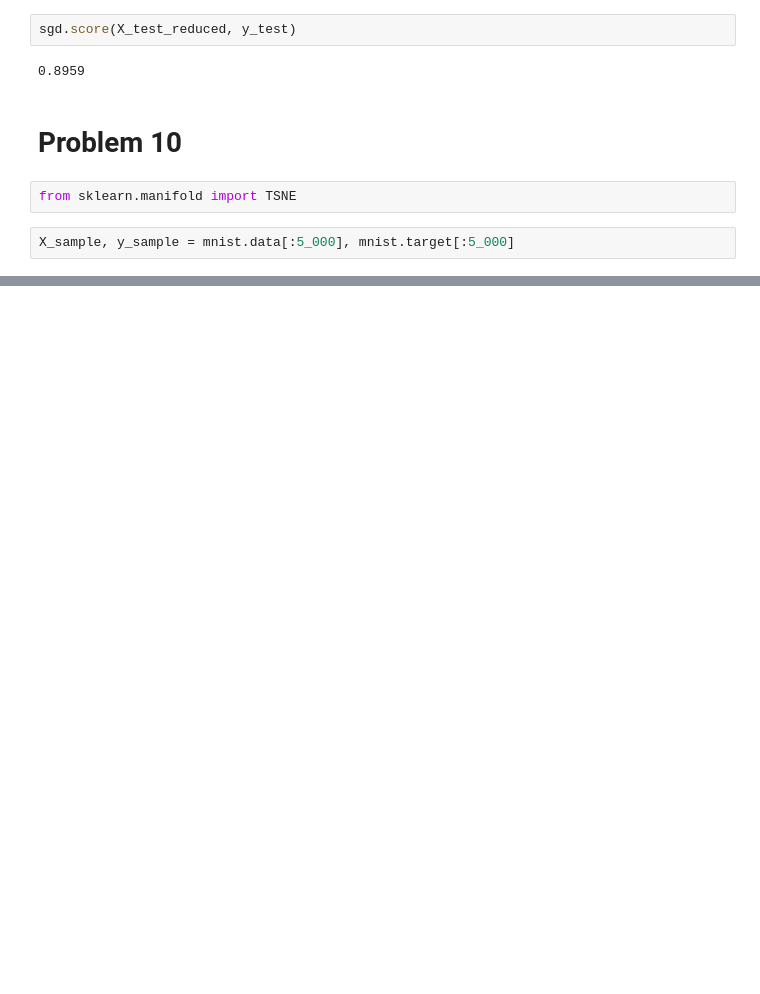
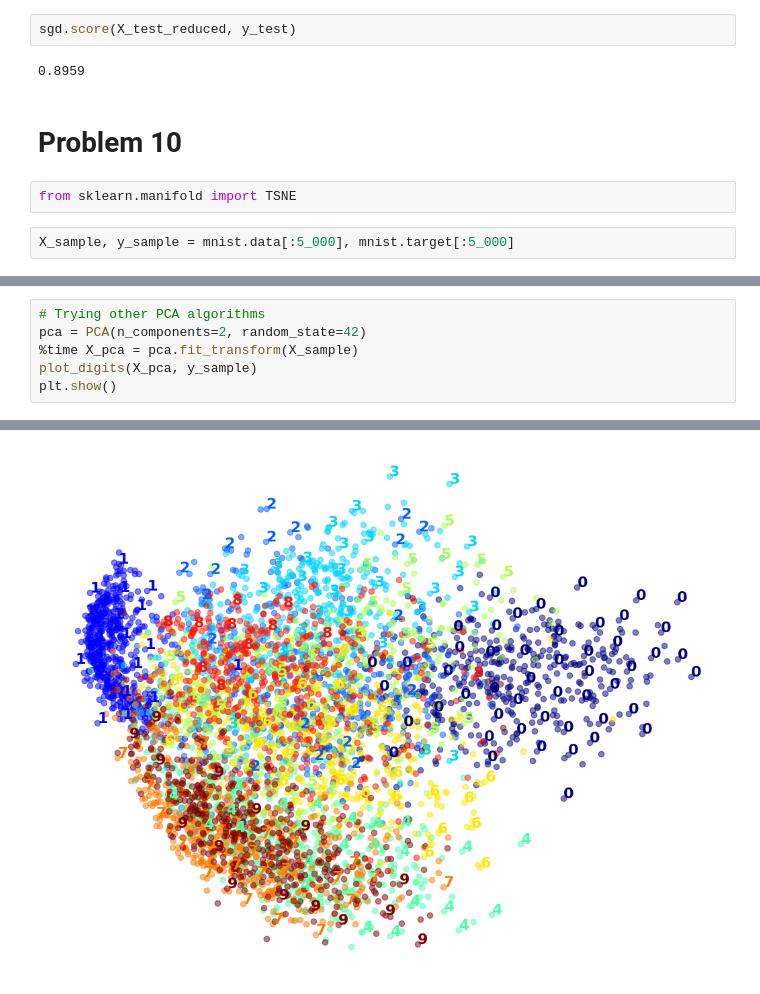
Before and after one commit to loganmoser/Hands_On_Machine_Learning, a Jupyter notebook: Chapter 8/Chapter 8.ipynb, the cells around one changed output, grey strips where cells are left out. Drawn from its saved outputs; the diff is of its cells as text; blank space fills up the shorter version.

```diff
--- a/Chapter 8/Chapter 8.ipynb
+++ b/Chapter 8/Chapter 8.ipynb
@@ -139,0 +200,7 @@ X_sample, y_sample = mnist.data[:5_000], mnist.target[:5_000]
+# %%
+# Trying other PCA algorithms
+pca = PCA(n_components=2, random_state=42)
+%time X_pca = pca.fit_transform(X_sample)
+plot_digits(X_pca, y_sample)
+plt.show()
+# %% [output]
@@ -139,0 +209 @@ X_sample, y_sample = mnist.data[:5_000], mnist.target[:5_000]
+[figure, added]
```
Also changed, not shown: parts of 15 cells of this notebook.
